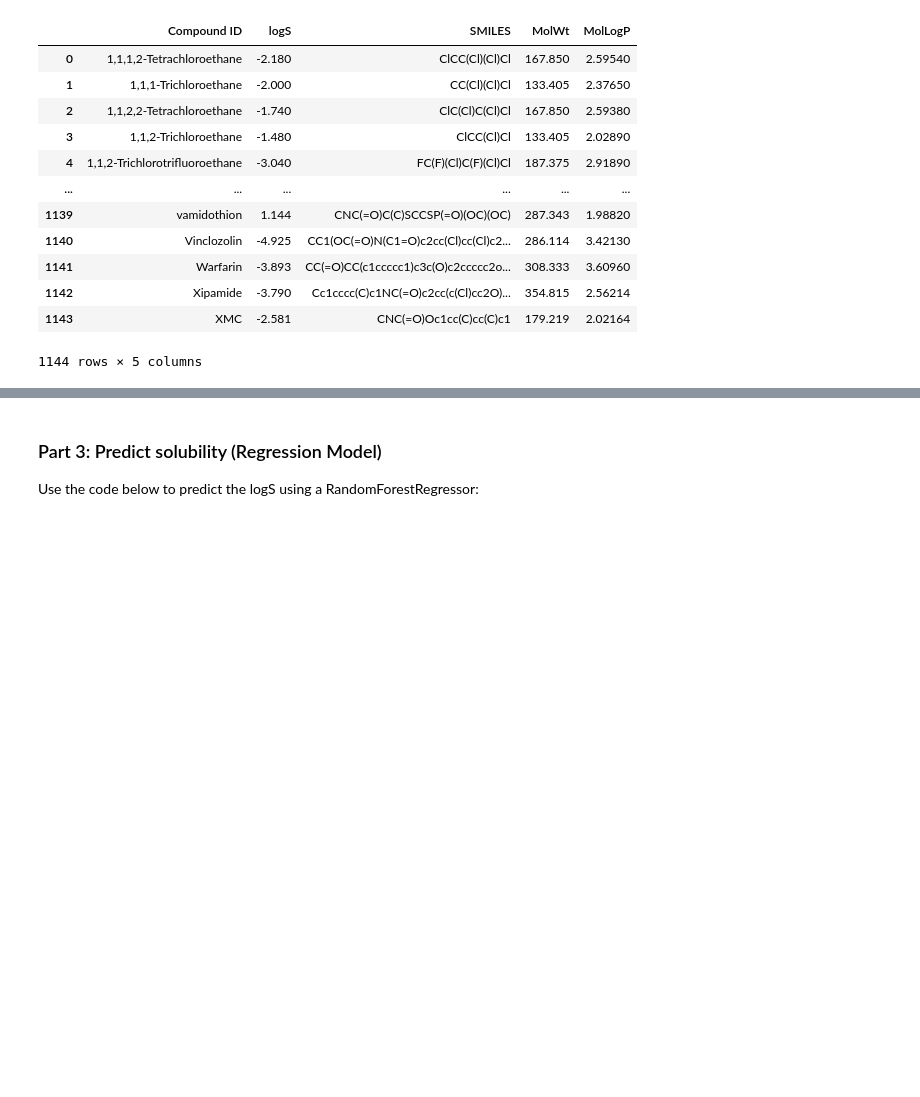
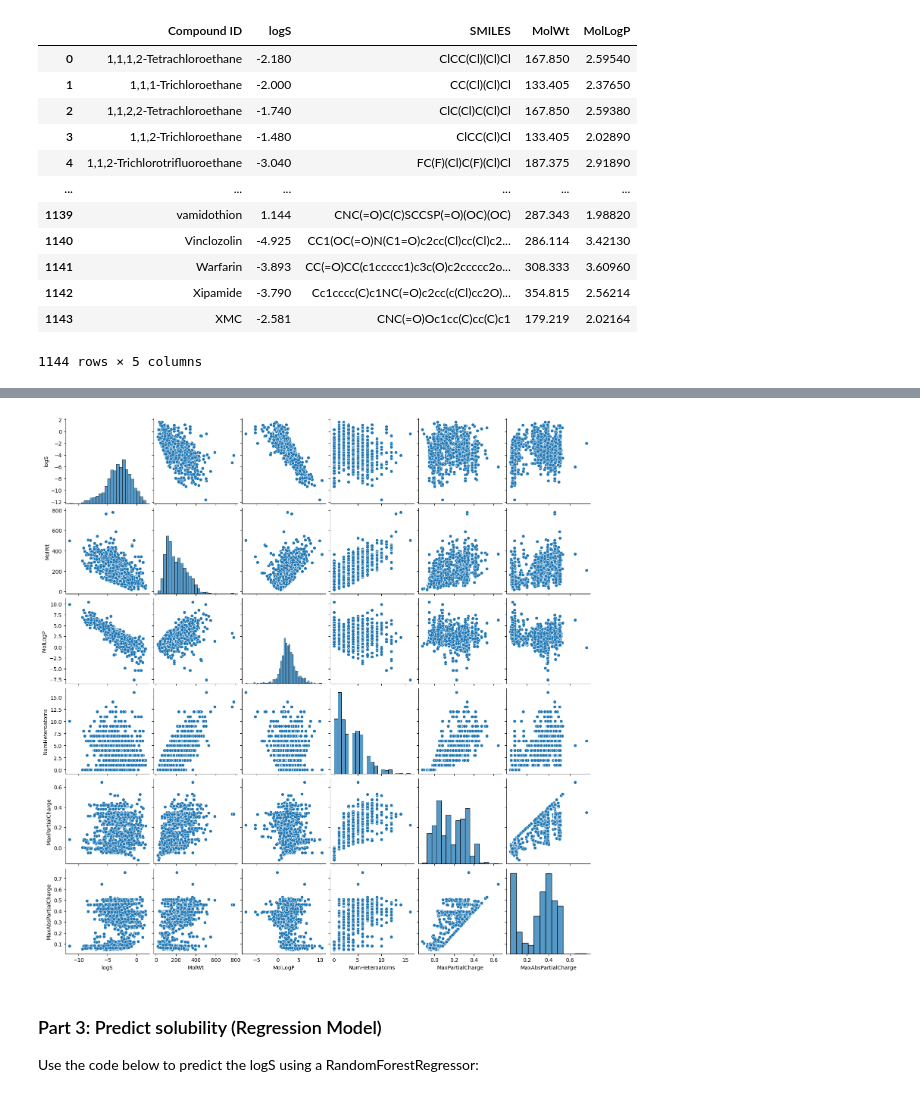
Before and after one commit to HugoPeeters25/DSA103, a Jupyter notebook: LifeScienceData/lecture13/RDKIt_Workshop.ipynb, the cells around one changed output, grey strips where cells are left out. Cells and saved outputs as stored; diff of their text form; code cells hidden in the pictures; blank space fills up the shorter version.

```diff
--- a/LifeScienceData/lecture13/RDKIt_Workshop.ipynb
+++ b/LifeScienceData/lecture13/RDKIt_Workshop.ipynb
@@ -141,3 +168,8 @@ df.head()
+# %%
+sns.pairplot(df)
+plt.show()
+# %% [output]
+[figure, added]
 # %% [markdown]
 ### Part 3: Predict solubility (Regression Model)
 
```
Also changed, not shown: parts of 15 cells of this notebook.
